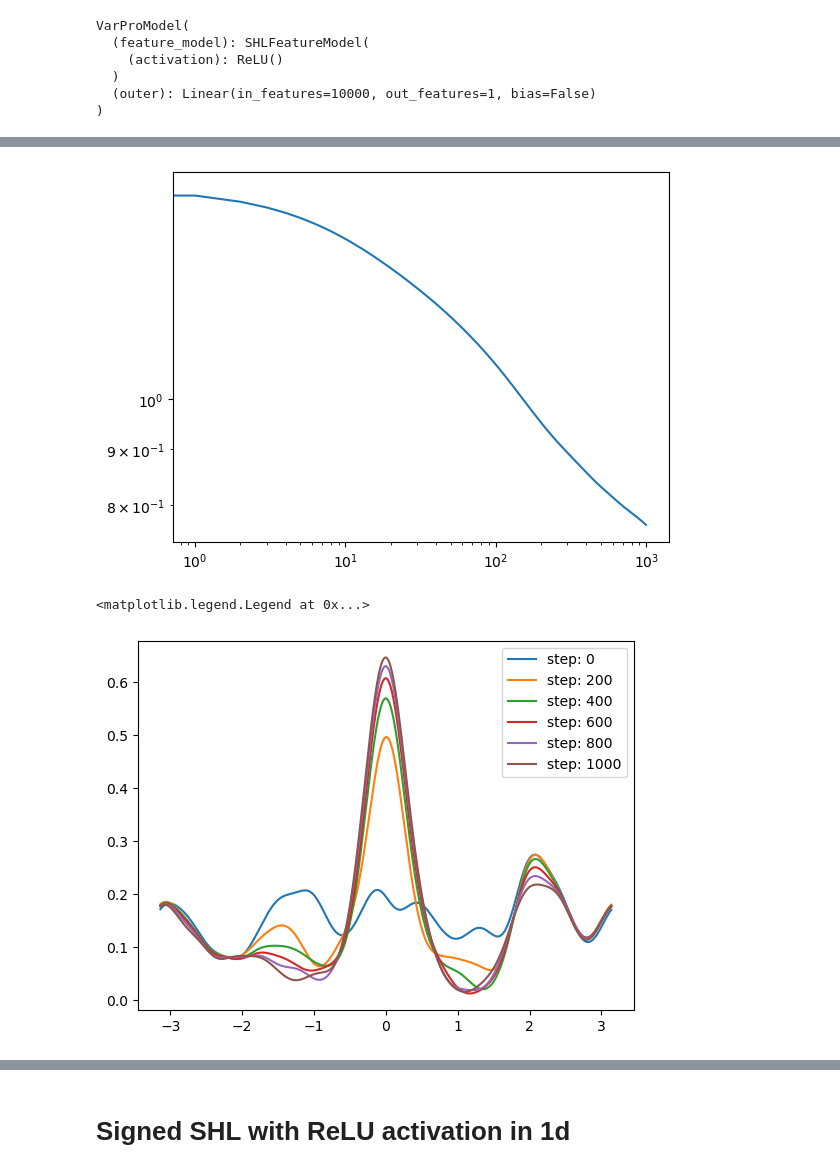
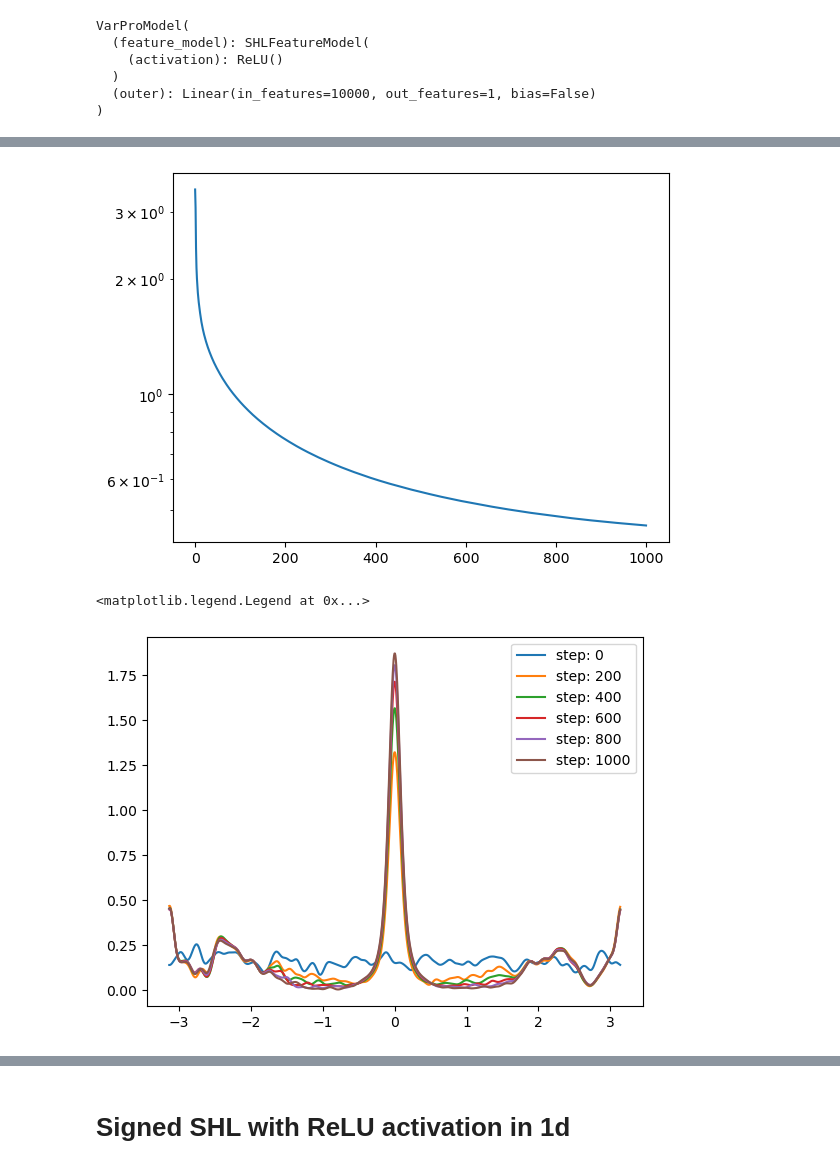
Before and after one commit to rbarboni/VarPro, a Jupyter notebook: VarPro.ipynb, the cells around one changed output, grey strips where cells are left out. Saved outputs shown, nothing was run; the diff lists cells and outputs as text; code cells hidden in the pictures.

```diff
--- a/VarPro.ipynb
+++ b/VarPro.ipynb
@@ -55,7 +55,7 @@ clipper = FeatureClipper(Normalization())
 teacher_width = 10000
 teacher = SHL(2, teacher_width, activation, bias=False, clipper=clipper)
 
-gamma = 100 ## Parameter controling the shape of the target distribution
+gamma = 1000 ## Parameter controling the shape of the target distribution
 
 Theta = np.linspace(-np.pi, np.pi, teacher_width, endpoint=False)
 teacher_init = torch.tensor([[np.cos(theta), np.sin(theta)] for theta in Theta], dtype=torch.float32)
@@ -102,8 +102,8 @@ dataset = CustomDataset(inputs, targets)
 train_loader = torch.utils.data.DataLoader(dataset, batch_size=len(dataset))
 # %%
 ## Student model
-student_width = 128
-clipper = FeatureClipper(Normalization())
+student_width = 1024
+#clipper = FeatureClipper(Normalization())
 
 init = torch.randn((student_width, 2), dtype=torch.float32)
 
@@ -114,15 +114,15 @@ student.outer.weight = nn.Parameter(data=torch.ones_like(student.outer.weight),
 student.clipper(student)
 # %%
 ## Training
-lmbda = 1e-3
+lmbda = 1e-5
 time_scale = 2**(-10)
 lr = student_width * time_scale
 
 # biased or unbiased loss
-projection = ExactRidgeProjection(lmbda)
-criterion = LeastSquareCriterion(lmbda, projection)
-#projection = ExactRidgeProjectionUnbiased(lmbda)
-#criterion = LeastSquareCriterionUnbiased(lmbda, projection)
+#projection = ExactRidgeProjection(lmbda)
+#criterion = LeastSquareCriterion(lmbda, projection)
+projection = ExactRidgeProjectionUnbiased(lmbda)
+criterion = LeastSquareCriterionUnbiased(lmbda, projection)
 
 optimizer = torch.optim.SGD([student.feature_model.weight], lr=lr)
 #optimizer.add_param_group({'lr': 5*student_width*lmbda, 'params': student.outer.weight})
@@ -138,21 +138,21 @@ problem.train(1000)
 # training loss
 plt.plot(problem.loss_list)
 plt.yscale('log')
-plt.xscale('log')
+#plt.xscale('log')
 # %% [output]
-[figure, old version]
+[figure, new version]
 # %%
 # plot of the learned feature distribution (diracs smoothed with a gaussian)
 for i in np.arange(0, 1001, 200):
     w = problem.state_list[i]['feature_model.weight'].numpy()
     f = circle_to_line(w)
 
-    plt.plot(*gaussian_conv(f, scale=0.2), label=f'step: {i}')
+    plt.plot(*gaussian_conv(f, scale=0.05), label=f'step: {i}')
 plt.legend()
 #plt.yscale('log')
 # %% [output]
 <matplotlib.legend.Legend at 0x...>
-[figure, old version]
+[figure, new version]
 # %%
 # plot of the outer layer weight (to check if positive and smooth)
 for i in np.arange(0, 1001, 200):
```
Also changed, not shown: parts of 21 cells of this notebook, 9 other files.
